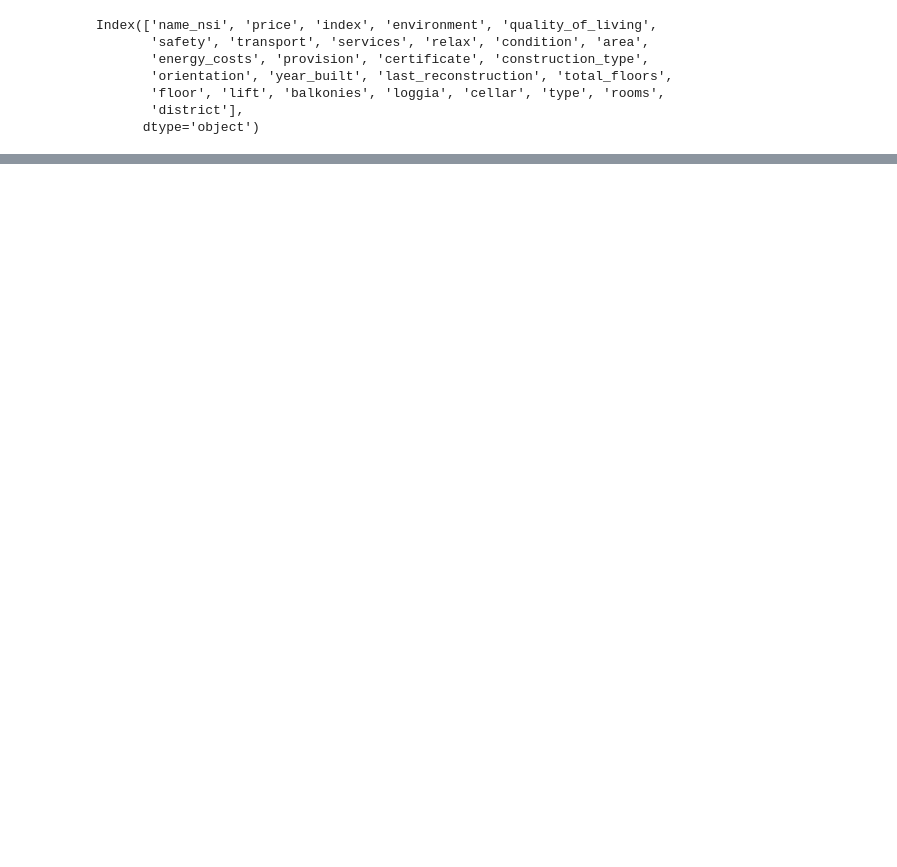
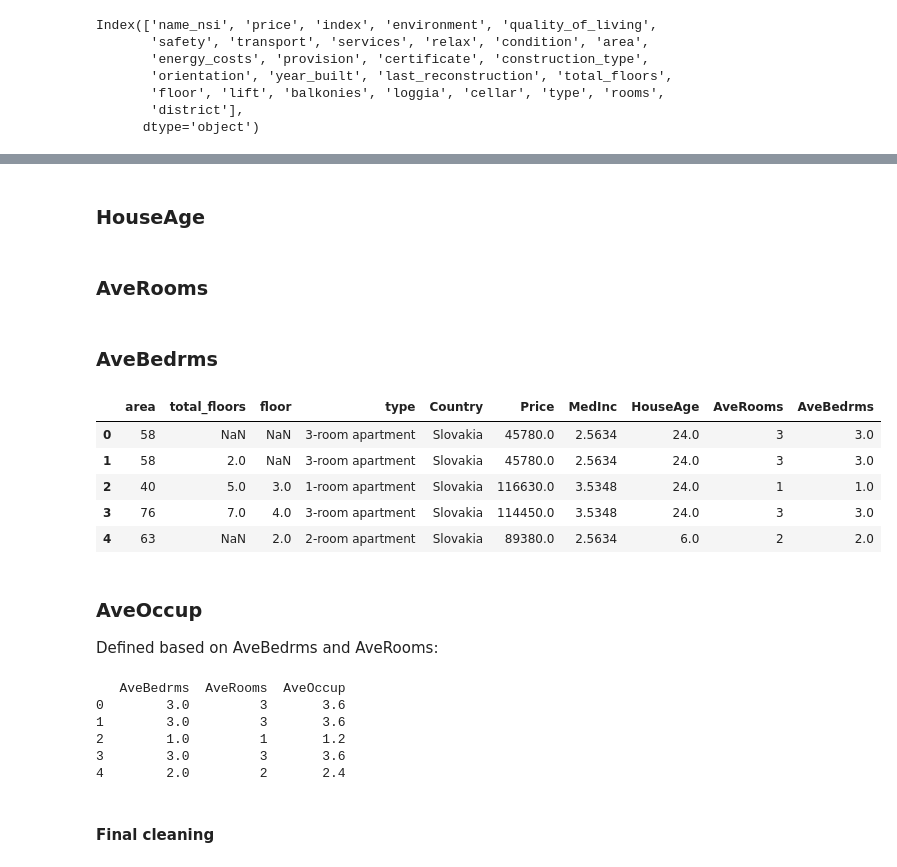
Before and after one commit to PaolaGaray/RealState, a Jupyter notebook: notebooks/data_wrangling.ipynb, the cells around one changed output, grey strips where cells are left out. Cells and saved outputs as stored; diff of their text form; code cells hidden in the pictures; blank space fills up the shorter version.

```diff
--- a/notebooks/data_wrangling.ipynb
+++ b/notebooks/data_wrangling.ipynb
@@ -99,0 +192,46 @@ array(['Nové Zámky', 'Šaľa', 'Piešťany', 'Senica', 'Bánovce nad Bebravou'
+# %% [markdown]
+### HouseAge
+# %%
+# Create 'HouseAge' using 'last_reconstruction' as a proxy
+real_estate_df['HouseAge'] = 2024 - real_estate_df['last_reconstruction'].fillna(2000)
+# %% [markdown]
+### AveRooms
+# %%
+# Create 'AveRooms' using the 'rooms' column
+real_estate_df['AveRooms'] = real_estate_df['rooms']
+# %% [markdown]
+### AveBedrms
+# %%
+# Extract number of bedrooms from the 'type' column to create AveBedrms
+# Using regex to extract the first number in the 'type' column
+real_estate_df['AveBedrms'] = real_estate_df['type'].apply(
+    lambda x: int(re.search(r'\d+', x).group()) if pd.notna(x) and re.search(r'\d+', x) else None
+)
+# %%
+real_estate_df.drop(['construction_type', 'year_built', 'last_reconstruction', 'rooms'], axis=1, inplace=True)
+# %%
+real_estate_df.head()
+# %% [output]
+|  | area | total_floors | floor | type | Country | Price | MedInc | HouseAge | AveRooms | AveBedrms |
+| 0 | 58 | NaN | NaN | 3-room apartment | Slovakia | 45780.0 | 2.5634 | 24.0 | 3 | 3.0 |
+| 1 | 58 | 2.0 | NaN | 3-room apartment | Slovakia | 45780.0 | 2.5634 | 24.0 | 3 | 3.0 |
+| 2 | 40 | 5.0 | 3.0 | 1-room apartment | Slovakia | 116630.0 | 3.5348 | 24.0 | 1 | 1.0 |
+| 3 | 76 | 7.0 | 4.0 | 3-room apartment | Slovakia | 114450.0 | 3.5348 | 24.0 | 3 | 3.0 |
+| 4 | 63 | NaN | 2.0 | 2-room apartment | Slovakia | 89380.0 | 2.5634 | 6.0 | 2 | 2.0 |
+# %% [markdown]
+### AveOccup
+Defined based on AveBedrms and AveRooms:
+# %%
+# Calculate 'AveOccup' based on 'AveBedrms' and 'AveRooms'
+real_estate_df['AveOccup'] = (1.2 * real_estate_df['AveBedrms']) + (0.5 * (real_estate_df['AveRooms'] - real_estate_df['AveBedrms']))
+
+print(real_estate_df[['AveBedrms', 'AveRooms', 'AveOccup']].head())
+# %% [output]
+   AveBedrms  AveRooms  AveOccup
+0        3.0         3       3.6
+1        3.0         3       3.6
+2        1.0         1       1.2
+3        3.0         3       3.6
+4        2.0         2       2.4
+# %% [markdown]
+#### Final cleaning
```
Also changed, not shown: parts of 35 cells of this notebook.
